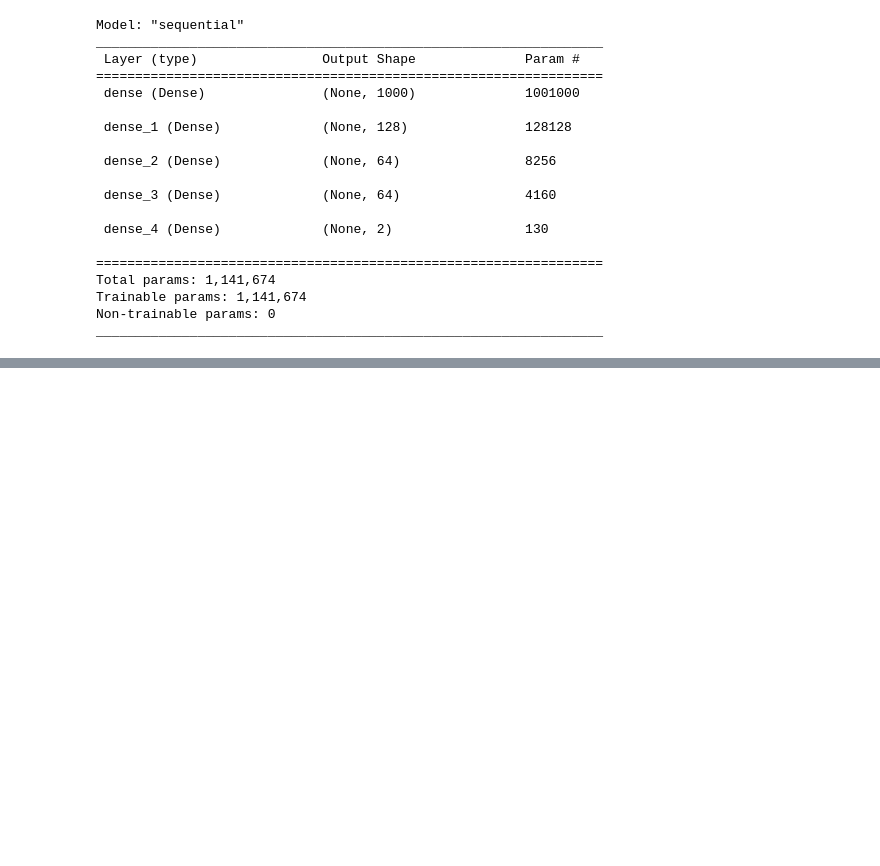
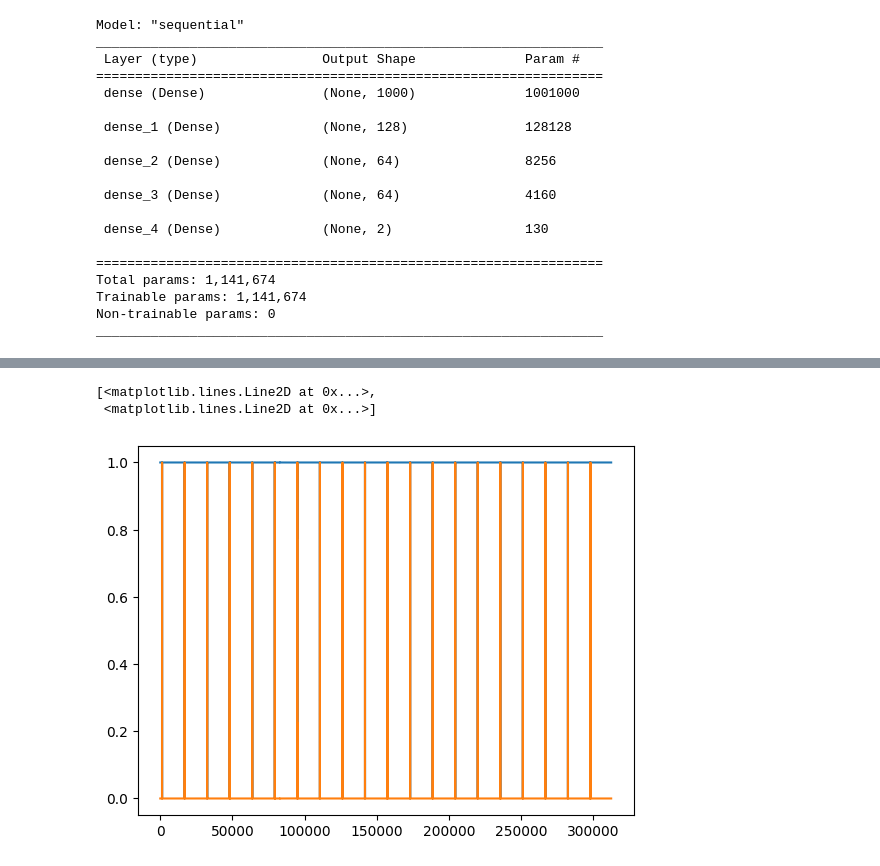
Before and after one commit to UCdasec/EMStarter, a Jupyter notebook: Deep Neural Network/CUSTOM_MODEL.ipynb, the cells around one changed output, grey strips where cells are left out. Cells and saved outputs as stored; diff of their text form; code cells hidden in the pictures; blank space fills up the shorter version.

```diff
--- a/Deep Neural Network/CUSTOM_MODEL.ipynb
+++ b/Deep Neural Network/CUSTOM_MODEL.ipynb
@@ -36,9 +36,15 @@ if gpus:
 # %% [output]
 1 Physical GPUs, 1 Logical GPU
 # %%
+# ## LOAD TRAIN DATA
+# X = genfromtxt('C:/Users/NSF/Desktop/boyang work/final/XMEGA/DATASETS/ethan_mabon_capture/labels/traces_train_1000_20_2.csv', delimiter=',')
+# Y = genfromtxt('C:/Users/NSF/Desktop/boyang work/final/XMEGA/DATASETS/ethan_mabon_capture/labels/label_train_1000_20_2.csv', delimiter=',')
+# Y=np.asarray(Y).astype('float32')
+# print("Shape: ",np.shape(X))
+# print("Shape: ",np.shape(Y))
 ## LOAD TRAIN DATA
-X = genfromtxt('C:/Users/NSF/Desktop/boyang work/final/XMEGA/DATASETS/ethan_mabon_capture/labels/traces_train_1000_20_2.csv', delimiter=',')
-Y = genfromtxt('C:/Users/NSF/Desktop/boyang work/final/XMEGA/DATASETS/ethan_mabon_capture/labels/label_train_1000_20_2.csv', delimiter=',')
+X = genfromtxt('C:/Users/NSF/Desktop/boyang work/final/XMEGA/DATASETS/self_capture/traces_train_1000_20_2.csv', delimiter=',')
+Y = genfromtxt('C:/Users/NSF/Desktop/boyang work/final/XMEGA/DATASETS/self_capture/label_train_1000_20_2.csv', delimiter=',')
 Y=np.asarray(Y).astype('float32')
 print("Shape: ",np.shape(X))
 print("Shape: ",np.shape(Y))
@@ -79,6 +85,9 @@ y_val=tf.keras.utils.to_categorical(
     y_val, num_classes=2, dtype='float32'
 )
 # %%
+# #Loading Test Data
+# X_test = genfromtxt('C:/Users/NSF/Desktop/boyang work/final/XMEGA/DATASETS/ethan_mabon_capture/labels/traces_test_1000_20_20.csv', delimiter=',')
+# Y = genfromtxt('C:/Users/NSF/Desktop/boyang work/final/XMEGA/DATASETS/ethan_mabon_capture/labels/label_test_1000_20_20.csv', delimiter=',')
 #Loading Test Data
-X_test = genfromtxt('C:/Users/NSF/Desktop/boyang work/final/XMEGA/DATASETS/ethan_mabon_capture/labels/traces_test_1000_20_20.csv', delimiter=',')
-Y = genfromtxt('C:/Users/NSF/Desktop/boyang work/final/XMEGA/DATASETS/ethan_mabon_capture/labels/label_test_1000_20_20.csv', delimiter=',')
+X_test = genfromtxt('C:/Users/NSF/Desktop/boyang work/final/XMEGA/DATASETS/self_capture/traces_train_1000_20_20.csv', delimiter=',')
+Y = genfromtxt('C:/Users/NSF/Desktop/boyang work/final/XMEGA/DATASETS/self_capture/label_train_1000_20_20.csv', delimiter=',')
@@ -154,0 +157,4 @@ callbacks = [checkpointer,reduce_lr]
+# %%
+#Dynamic Learing Rate on a Platue
+reduce_lr = ReduceLROnPlateau(monitor='val_loss', factor=0.2,
+                              patience=5, min_lr=3e-7)
@@ -160,7 +169,7 @@ model.compile(loss='BinaryCrossentropy',optimizer=opt,metrics=metrics)
 history = model.fit(
     X_train,
     y_train,
-    batch_size=10,
+    batch_size=50,
     epochs=140,
     # We pass some validation for
     # monitoring validation loss and metrics
@@ -224,3 +243,9 @@ y_true = np.argmax(y_test,axis = 1)
+# %%
+plt.plot(pred1)
+# %% [output]
+[<matplotlib.lines.Line2D at 0x...>,
+ <matplotlib.lines.Line2D at 0x...>]
+[figure, added]
 # %%
 thr=9.99999821
 #CM = confusion_matrix(y_true, pred>thr)
```
Also changed, not shown: parts of 28 cells of this notebook.
